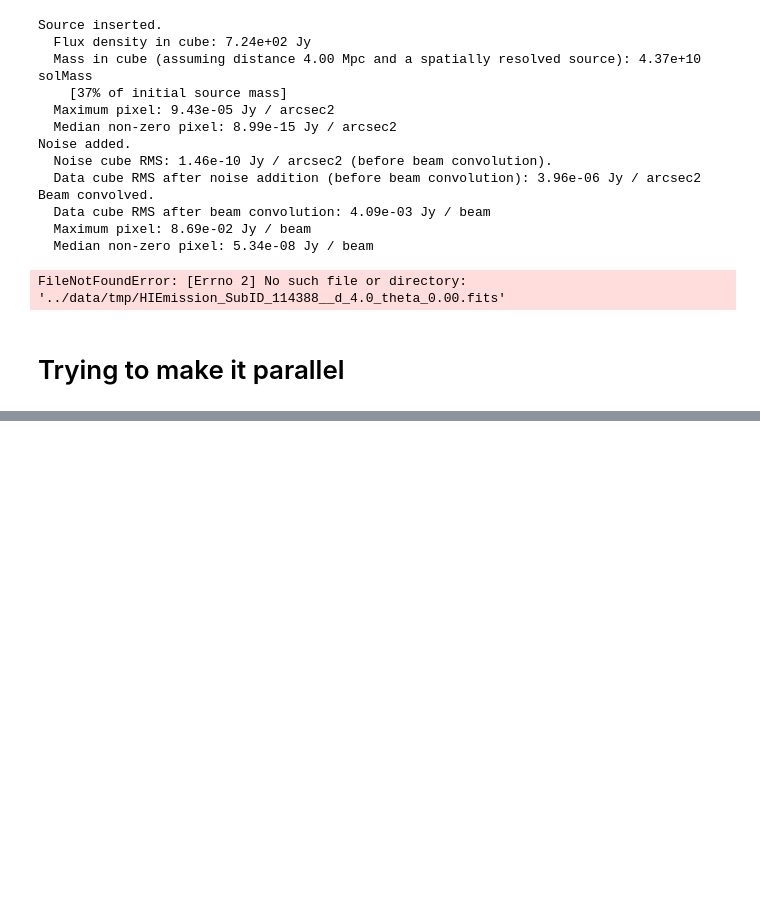
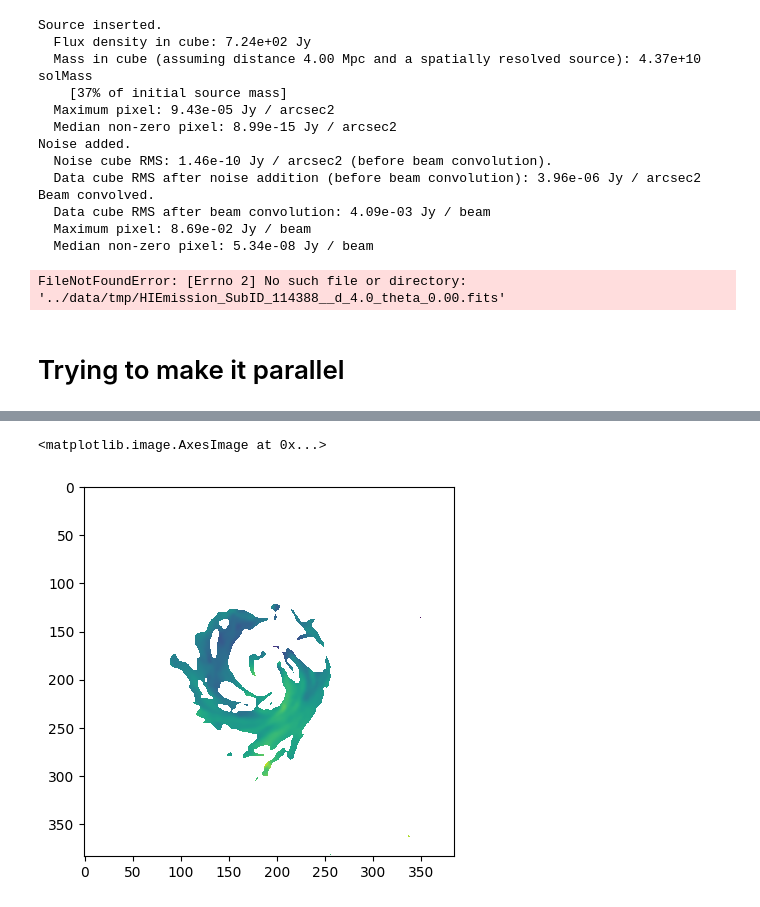
Before and after one commit to Martindelosrios/MaDaMe, a Jupyter notebook: codes/FullPropertiesGals.ipynb, the cells around one changed output, grey strips where cells are left out. Saved outputs shown, nothing was run; the diff lists cells and outputs as text; code cells hidden in the pictures; blank space fills up the shorter version.

```diff
--- a/codes/FullPropertiesGals.ipynb
+++ b/codes/FullPropertiesGals.ipynb
@@ -2554,0 +2716,6 @@ data.close()
+# %%
+pr = np.load('../data/TNGgalaxies/114388/HIMom1_d_10.0_theta_0.00.npy')
+plt.imshow(pr*mask)
+# %% [output]
+<matplotlib.image.AxesImage at 0x...>
+[figure, added]
```
Also changed, not shown: parts of 10 cells of this notebook.
